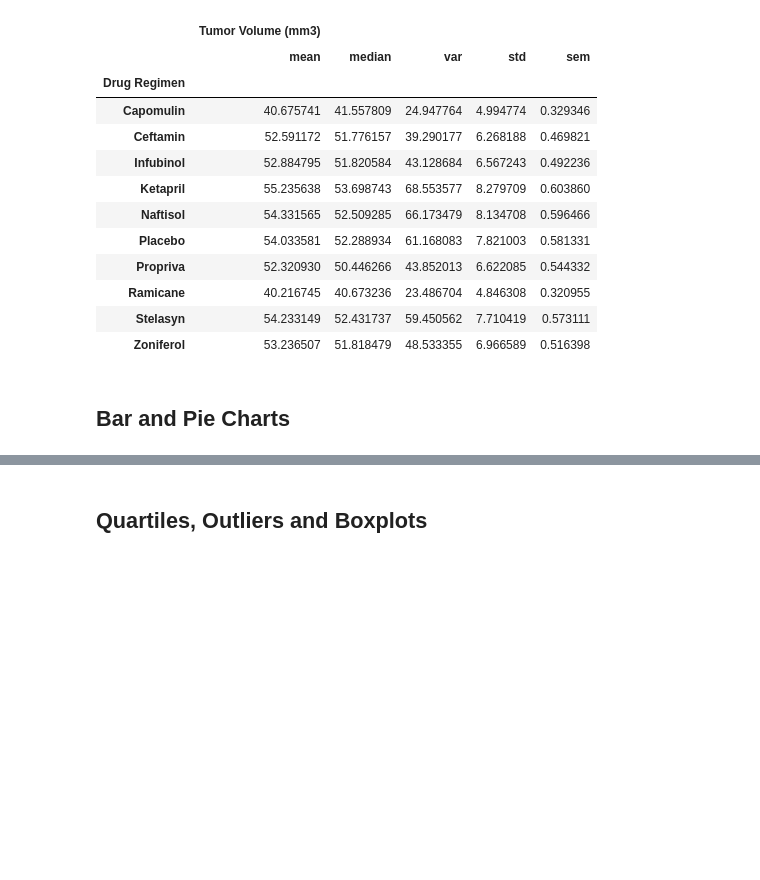
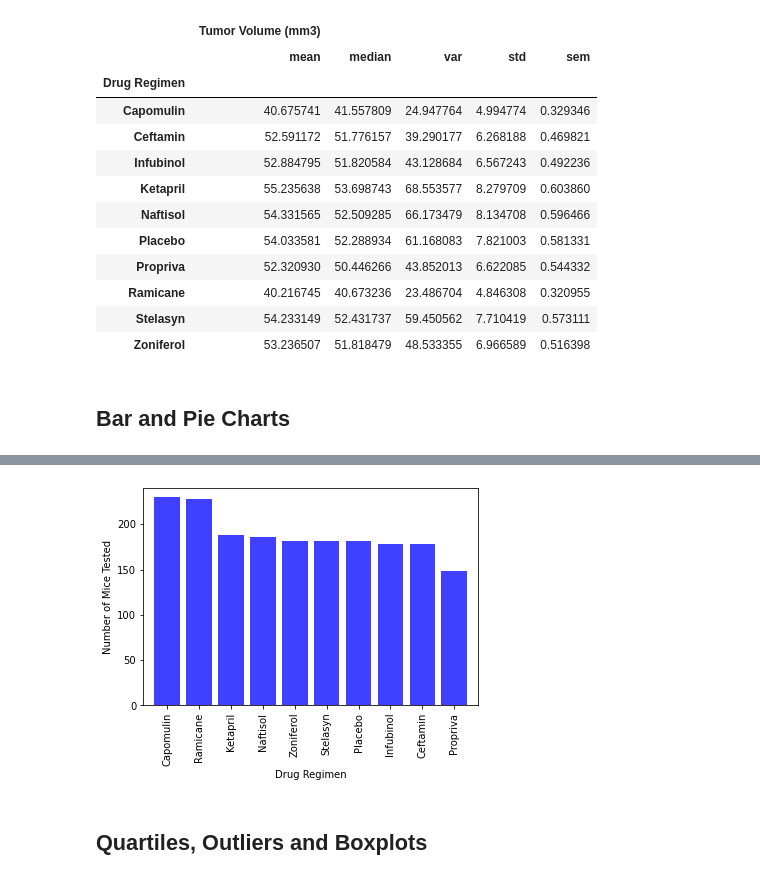
Before and after one commit to DasaSimo/Matplotlib-challenge, a Jupyter notebook: Pymaceuticals/pymaceuticals.ipynb, the cells around one changed output, grey strips where cells are left out. Cells and saved outputs as stored; diff of their text form; code cells hidden in the pictures; blank space fills up the shorter version.

```diff
--- a/Pymaceuticals/pymaceuticals.ipynb
+++ b/Pymaceuticals/pymaceuticals.ipynb
@@ -261,5 +286,16 @@ stats_agg
 # %%
 # Generate a bar plot showing the total number of timepoints for all mice tested for each drug regimen using pyplot.
+plt.xlabel("Drug Regimen")
+plt.ylabel("Number of Mice Tested")
+
+plt.xlim(-0.75, len(mice_tested) -.25)
+plt.ylim(0, mice_tested.max() + 10)
+
+plt.bar(mice_tested.keys(), mice_tested, facecolor="blue", alpha=0.75, align="center",)
+plt.xticks(rotation=90)
+plt.show()
+# %% [output]
+[figure, added]
 # %%
 # Generate a pie plot showing the distribution of female versus male mice using Pandas
 # %%
```
Also changed, not shown: parts of 2 cells of this notebook.
